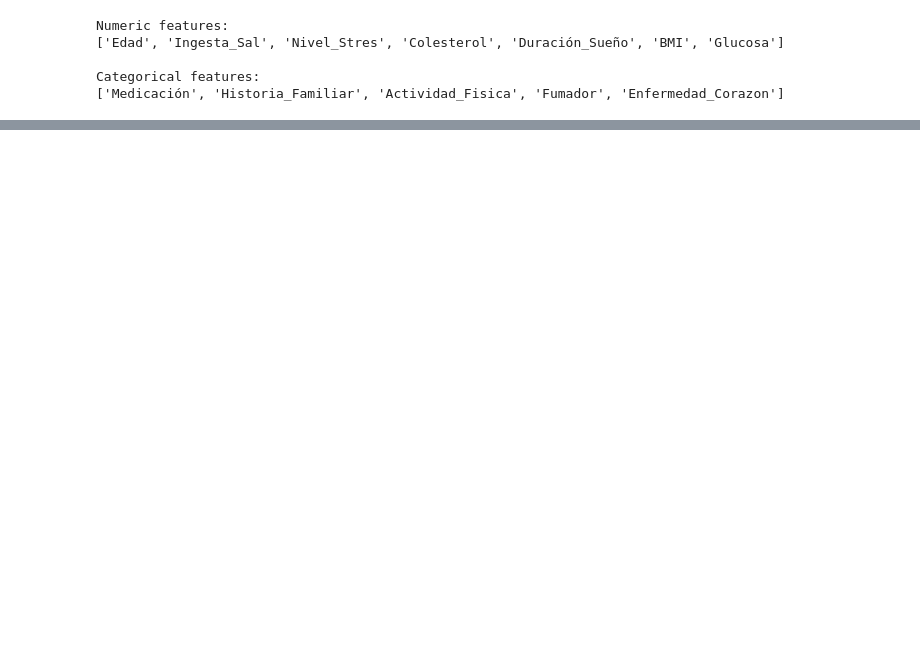
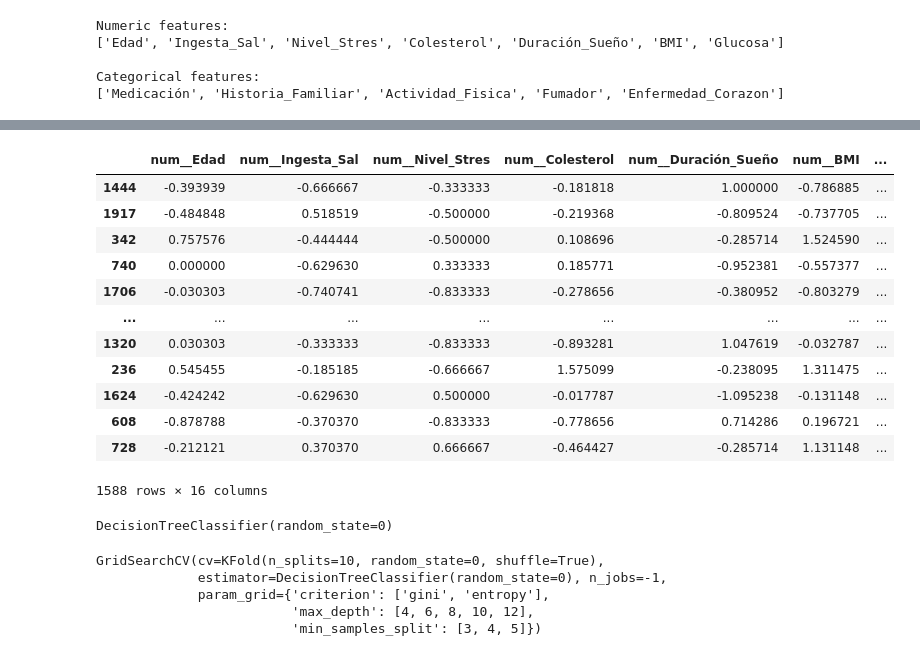
Before and after one commit to dacors-m/ml-principles, a Jupyter notebook: notebooks/stage-2/project-stage-2.ipynb, the cells around one changed output, grey strips where cells are left out. Saved outputs shown, nothing was run; the diff lists cells and outputs as text; code cells hidden in the pictures; blank space fills up the shorter version.

```diff
--- a/notebooks/stage-2/project-stage-2.ipynb
+++ b/notebooks/stage-2/project-stage-2.ipynb
@@ -190,6 +184,7 @@ y_train = train['Hipertension']
 # %%
-numeric_features = list(x_train.select_dtypes(include=['int64', 'float64']).columns)
-categorical_features = list(x_train.select_dtypes(exclude=['int64', 'float64']).columns)
+numeric_features = list(data_raw.select_dtypes(include=['int64', 'float64']).columns)
+categorical_features = list(data_raw.select_dtypes(exclude=['int64', 'float64']).columns)
+categorical_features.remove('Hipertension')  # Remove target variable from categorical features
 
 print(f"Numeric features:\n{numeric_features}")
 print(f"\nCategorical features:\n{categorical_features}")
@@ -213,3 +220,6 @@ encoder = ColumnTransformer(
 steps = [
     ('encoder', encoder),
 ]
+
+pipeline = Pipeline(steps).set_output(transform='pandas')
+pipeline
@@ -215,0 +260,3 @@ steps = [
+# %%
+x_train = train.drop(['Hipertension'], axis=1)
+y_train = train['Hipertension']
@@ -215,0 +267,22 @@ steps = [
+# %%
+x_train_transformed = pipeline.fit_transform(x_train)
+x_train_transformed
+# %% [output]
+|  | num__Edad | num__Ingesta_Sal | num__Nivel_Stres | num__Colesterol | num__Duración_Sueño | num__BMI | ... |
+| 1444 | -0.393939 | -0.666667 | -0.333333 | -0.181818 | 1.000000 | -0.786885 | ... |
+| 1917 | -0.484848 | 0.518519 | -0.500000 | -0.219368 | -0.809524 | -0.737705 | ... |
+| 342 | 0.757576 | -0.444444 | -0.500000 | 0.108696 | -0.285714 | 1.524590 | ... |
+| 740 | 0.000000 | -0.629630 | 0.333333 | 0.185771 | -0.952381 | -0.557377 | ... |
+| 1706 | -0.030303 | -0.740741 | -0.833333 | -0.278656 | -0.380952 | -0.803279 | ... |
+| ... | ... | ... | ... | ... | ... | ... | ... |
+| 1320 | 0.030303 | -0.333333 | -0.833333 | -0.893281 | 1.047619 | -0.032787 | ... |
+| 236 | 0.545455 | -0.185185 | -0.666667 | 1.575099 | -0.238095 | 1.311475 | ... |
+| 1624 | -0.424242 | -0.629630 | 0.500000 | -0.017787 | -1.095238 | -0.131148 | ... |
+| 608 | -0.878788 | -0.370370 | -0.833333 | -0.778656 | 0.714286 | 0.196721 | ... |
+| 728 | -0.212121 | 0.370370 | 0.666667 | -0.464427 | -0.285714 | 1.131148 | ... |
+1588 rows × 16 columns
+# %%
+decision_tree = DecisionTreeClassifier(random_state=0)
+decision_tree
+# %% [output]
+DecisionTreeClassifier(random_state=0)
@@ -215,0 +297,9 @@ steps = [
+# %%
+grid.fit(x_train_transformed, y_train)
+grid
+# %% [output]
+GridSearchCV(cv=KFold(n_splits=10, random_state=0, shuffle=True),
+             estimator=DecisionTreeClassifier(random_state=0), n_jobs=-1,
+             param_grid={'criterion': ['gini', 'entropy'],
+                         'max_depth': [4, 6, 8, 10, 12],
+                         'min_samples_split': [3, 4, 5]})
```
Also changed, not shown: parts of 16 cells of this notebook.
